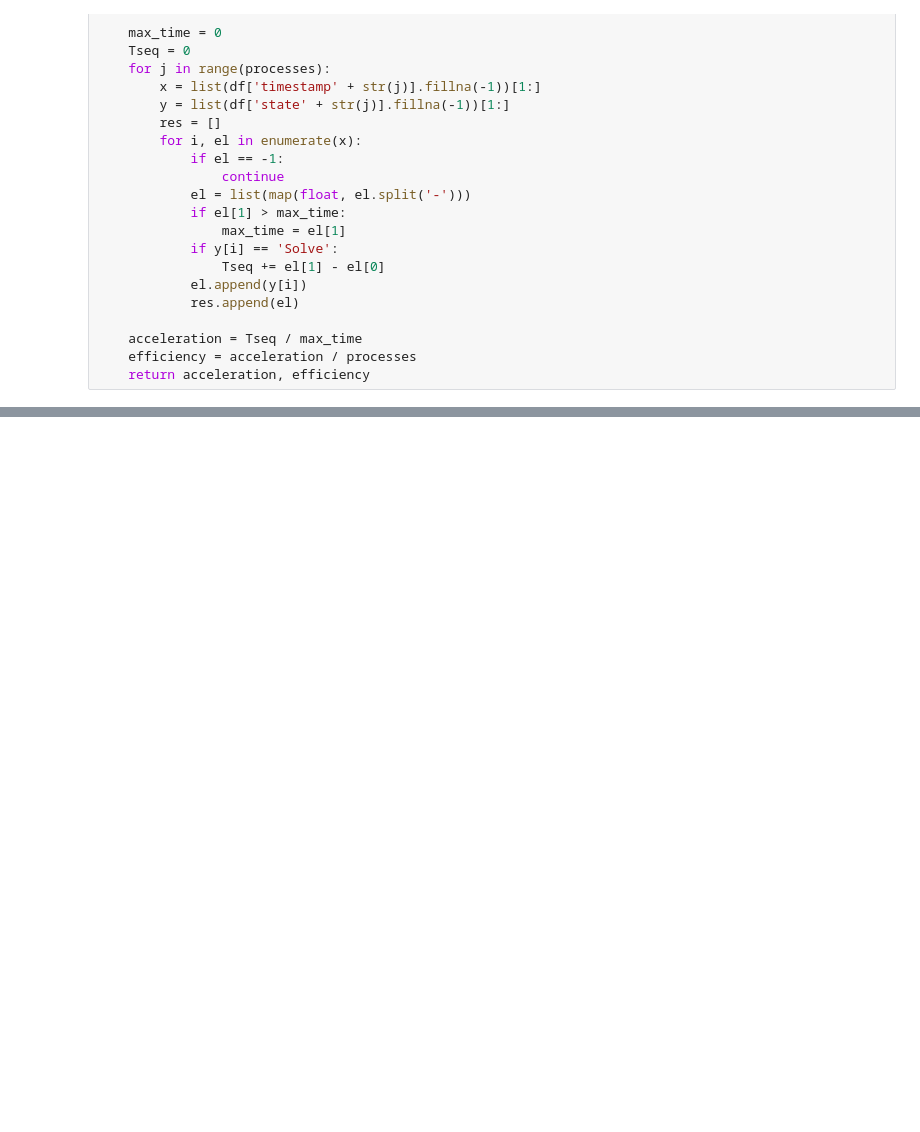
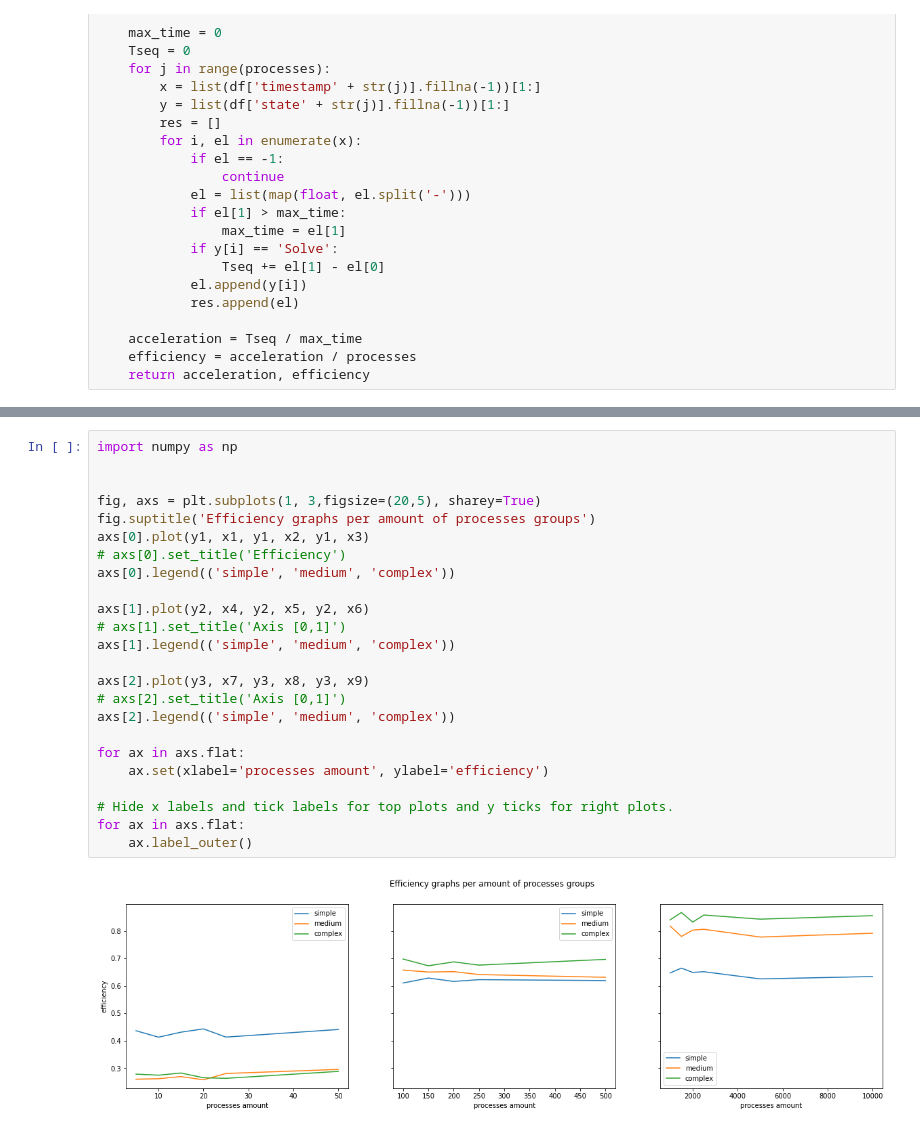
Before and after one commit to amonin7/HSECourseWork, a Jupyter notebook: Visualization.ipynb, the cells around one changed output, grey strips where cells are left out. Saved outputs shown, nothing was run; the diff lists cells and outputs as text; blank space fills up the shorter version.

```diff
--- a/Visualization.ipynb
+++ b/Visualization.ipynb
@@ -145,0 +178,26 @@ Efficiency: 0.5562768100317518
+# %%
+import numpy as np
+
+
+fig, axs = plt.subplots(1, 3,figsize=(20,5), sharey=True)
+fig.suptitle('Efficiency graphs per amount of processes groups')
+axs[0].plot(y1, x1, y1, x2, y1, x3)
+# axs[0].set_title('Efficiency')
+axs[0].legend(('simple', 'medium', 'complex'))
+
+axs[1].plot(y2, x4, y2, x5, y2, x6)
+# axs[1].set_title('Axis [0,1]')
+axs[1].legend(('simple', 'medium', 'complex'))
+
+axs[2].plot(y3, x7, y3, x8, y3, x9)
+# axs[2].set_title('Axis [0,1]')
+axs[2].legend(('simple', 'medium', 'complex'))
+
+for ax in axs.flat:
+    ax.set(xlabel='processes amount', ylabel='efficiency')
+
+# Hide x labels and tick labels for top plots and y ticks for right plots.
+for ax in axs.flat:
+    ax.label_outer()
+# %% [output]
+[figure, added]
```
Also changed, not shown: parts of 13 cells of this notebook, 7 other files.
